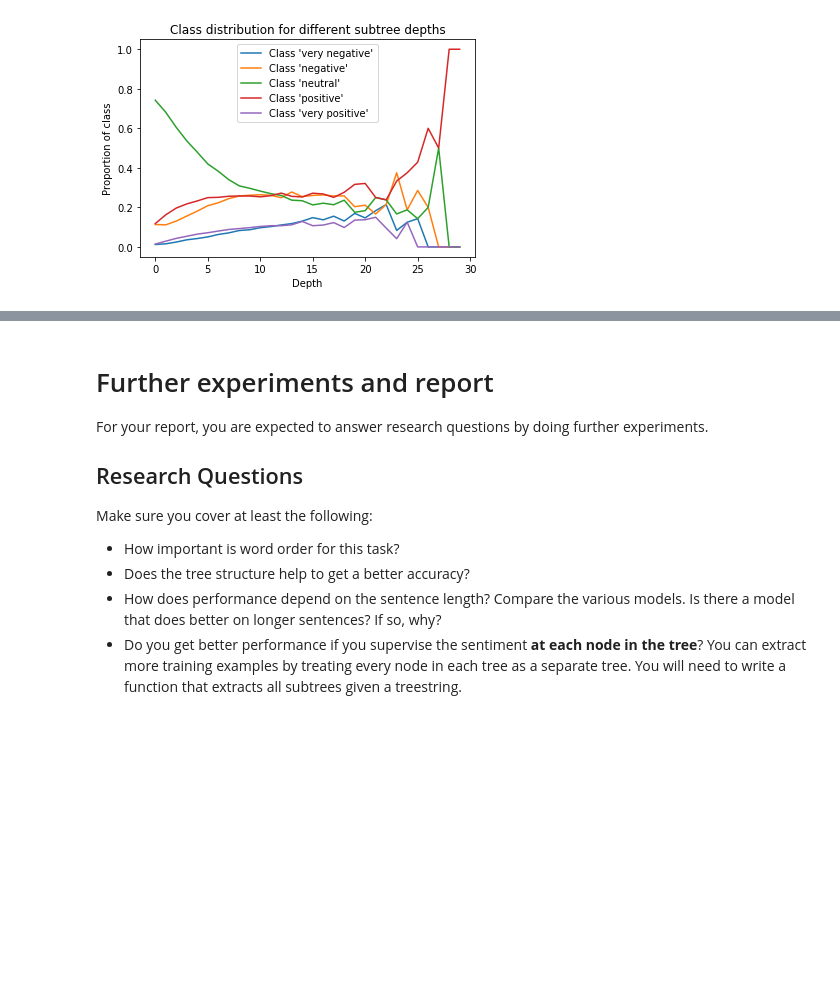
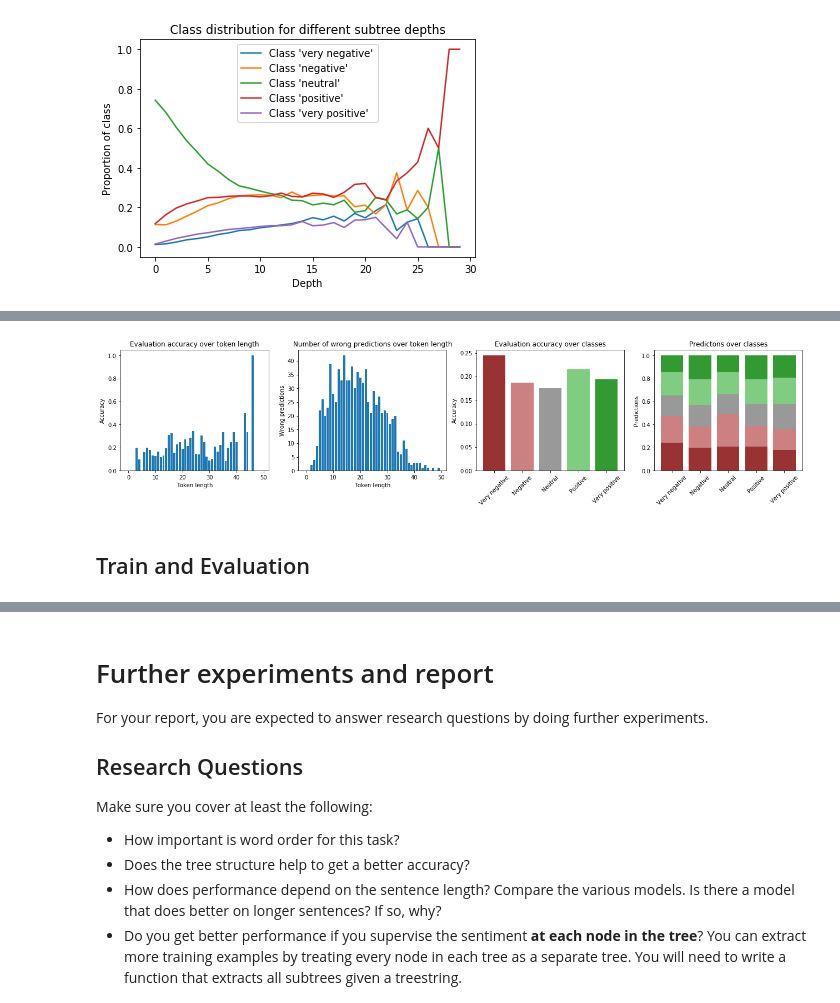
Before and after one commit to phlippe/SentimentClassification_TreeLSTM, a Jupyter notebook: notebooks/TreeLSTMs.ipynb, the cells around one changed output, grey strips where cells are left out. Drawn from its saved outputs; the diff is of its cells as text; code cells hidden in the pictures; blank space fills up the shorter version.

```diff
--- a/notebooks/TreeLSTMs.ipynb
+++ b/notebooks/TreeLSTMs.ipynb
@@ -2284,3 +2374,66 @@ Distribution over classes:
+# %%
+def evaluate_preds_over_token_len(dataset, preds):
+    acc_over_len = dict()
+    acc_over_classes = dict()
+    preds_over_classes = {label:{l:0 for l in range(5)} for label in range(5)}
+    for ex, pred in zip(dataset, preds):
+        token_len = len(ex.tokens)
+        if not token_len in acc_over_len:
+            acc_over_len[token_len] = list()
+        if not ex.label in acc_over_classes:
+            acc_over_classes[ex.label] = list()
+        acc_over_len[token_len].append(pred[-1] == ex.label)
+        acc_over_classes[ex.label].append(pred[-1] == ex.label)
+        preds_over_classes[ex.label][pred[-1]] += 1
+
+    bar_vals_acc = list()
+    bar_vals_wrong = list()
+    max_token_len = max(acc_over_len.keys()) + 1
+    for token_len in range(max_token_len):
+        if token_len in acc_over_len:
+            bar_vals_acc.append(mean(acc_over_len[token_len]))
+            bar_vals_wrong.append(len(acc_over_len[token_len]) - sum(acc_over_len[token_len]))
+        else:
+            bar_vals_acc.append(0)
+            bar_vals_wrong.append(0)
+
+    bar_vals_classes = list()
+    max_label = max(acc_over_classes.keys()) + 1
+    for label in range(max_label):
+        if label in acc_over_classes:
+            bar_vals_classes.append(mean(acc_over_classes[label]))
+        else:
+            bar_vals_classes.append(0)
+
+    fig, ax = plt.subplots(1, 4, figsize=(22,4))
+    ax[0].bar(range(max_token_len), bar_vals_acc)
+    ax[0].set_title("Evaluation accuracy over token length")
+    ax[0].set_ylabel("Accuracy")
+    ax[0].set_xlabel("Token length")
+    ax[1].bar(range(max_token_len), bar_vals_wrong)
+    ax[1].set_title("Number of wrong predictions over token length")
+    ax[1].set_ylabel("Wrong predictions")
+    ax[1].set_xlabel("Token length")
+    ax[2].bar(range(max_label), bar_vals_classes, color=c)
+    ax[2].set_title("Evaluation accuracy over classes")
+    ax[2].set_ylabel("Accuracy")
+    ax[2].set_xticklabels(("", "Very negative", "Negative", "Neutral", "Positive", "Very positive"), rotation=45)
+    bottom_pos = [0 for i in range(5)]
+    norm_consts = [sum([preds_over_classes[label][l] for l in range(5)]) for label in range(5)]
+    for label in range(5):
+        bar_heights = [preds_over_classes[l][label]/max(norm_consts[l],1e-10) for l in range(5)]
+        ax[3].bar(range(max_label), bar_heights, color=c[label], bottom=bottom_pos)
+        bottom_pos = [bottom_pos[i] + bar_heights[i] for i in range(5)]
+    ax[3].set_title("Predictons over classes")
+    ax[3].set_ylabel("Predictions")
+    ax[3].set_xticklabels(("", "Very negative", "Negative", "Neutral", "Positive", "Very positive"), rotation=45)
+    plt.show()
+
+evaluate_preds_over_token_len(dev_data, [[random.randint(0,4)] for d in dev_data])
+# %% [output]
+[figure, added]
+# %% [markdown]
+## Train and Evaluation
 # %%
 import copy
 DEBUG_TREE_PRINT = True
```
Also changed, not shown: parts of 18 cells of this notebook.
